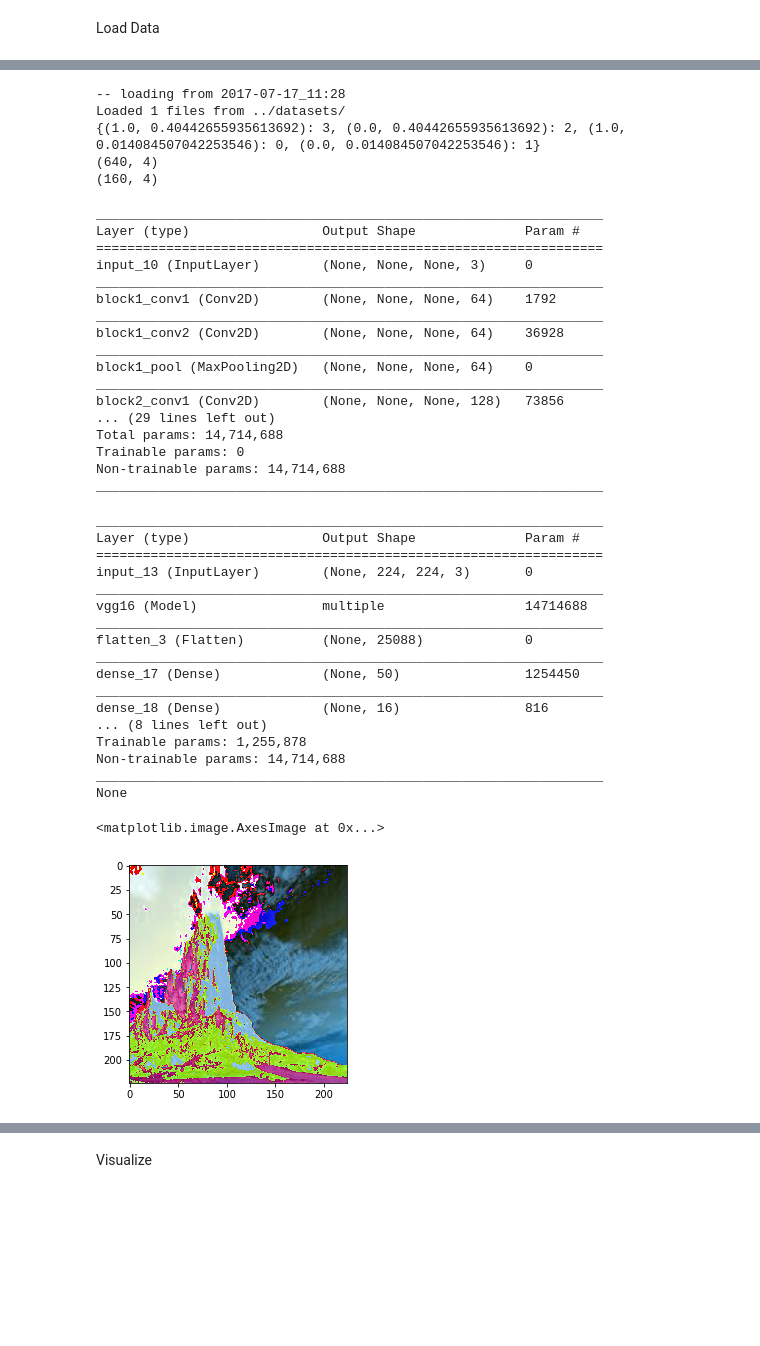
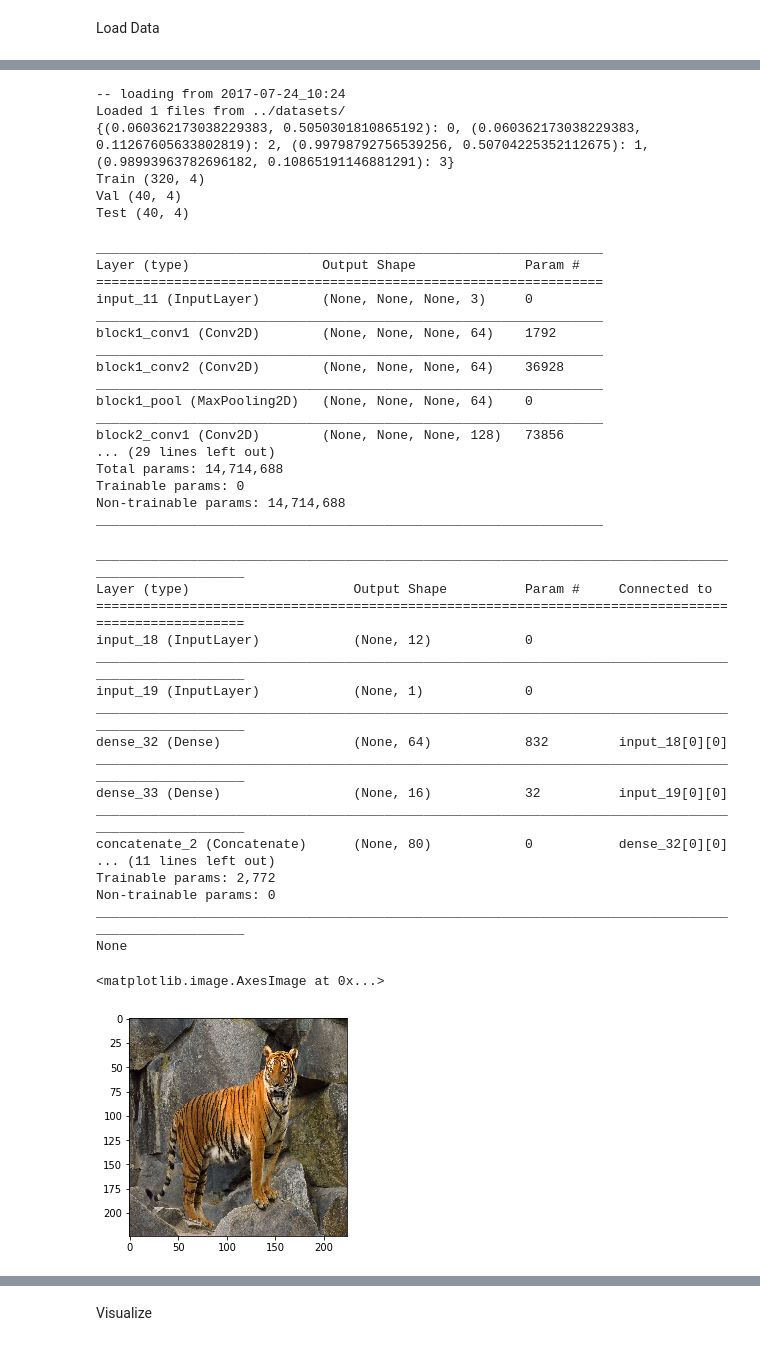
Before and after one commit to JohnFodero/localizer, a Jupyter notebook: scripts/ImageModelTesting.ipynb, the cells around one changed output, grey strips where cells are left out. Saved outputs shown, nothing was run; the diff lists cells and outputs as text; code cells hidden in the pictures; blank space fills up the shorter version.

Commit message:
model training data update

```diff
--- a/scripts/ImageModelTesting.ipynb
+++ b/scripts/ImageModelTesting.ipynb
@@ -20,9 +20,10 @@ Using TensorFlow backend.
 # %% [markdown]
 Load Data
 # %%
-def split_dataset(X, ratio=0.8):
-    cutoff = int(ratio * len(X))
-    return X[:cutoff], X[cutoff:]
+def split_dataset(X):
+    cutoff_train = int(0.8 * len(X))
+    cutoff_val = cutoff_train + int(0.1 * len(X))
+    return X[:cutoff_train], X[cutoff_train:cutoff_val], X[cutoff_val:]
 def preprocess_image(image):
     # resize 224 x 224 x 3
     image = cv2.resize(image, (224, 224))
@@ -134,19 +135,21 @@ for i in range(len(y)):
 # BLACKOUT IMAGES FOR TESTING
 #images = np.zeros((800, 224, 224, 3))
 #
-wifi_train, wifi_test = split_dataset(wifi)
-mag_train, mag_test = split_dataset(mag)
-images_train, images_test = split_dataset(images)
-y_train, y_test = split_dataset(y)
-y_cls_train, y_cls_test = split_dataset(y_cls)
-print(y_cls_train.shape)
-print(y_cls_test.shape)
+wifi_train, wifi_val, wifi_test = split_dataset(wifi)
+mag_train, mag_val, mag_test = split_dataset(mag)
+img_train, img_val, img_test = split_dataset(images)
+y_train, y_val, y_test = split_dataset(y)
+y_cls_train, y_cls_val, y_cls_test = split_dataset(y_cls)
+print('Train', y_cls_train.shape)
+print('Val', y_cls_val.shape)
+print('Test', y_cls_test.shape)
 # %% [output]
--- loading from 2017-07-17_11:28
+-- loading from 2017-07-24_10:24
 Loaded 1 files from ../datasets/
-{(1.0, 0.40442655935613692): 3, (0.0, 0.40442655935613692): 2, (1.0, 0.014084507042253546): 0, (0.0, 0.014084507042253546): 1}
-(640, 4)
-(160, 4)
+{(0.060362173038229383, 0.5050301810865192): 0, (0.060362173038229383, 0.11267605633802819): 2, (0.99798792756539256, 0.50704225352112675): 1, (0.98993963782696182, 0.10865191146881291): 3}
+Train (320, 4)
+Val (40, 4)
+Test (40, 4)
 # %%
 from keras.applications.vgg16 import VGG16
 from keras.preprocessing import image
@@ -156,15 +159,15 @@ vgg = VGG16(weights='imagenet', include_top=False)
 vgg.trainable = False
 
 vgg.summary()
-images_test = preprocess_input(images_test)
-images_train = preprocess_input(images_train)
+#images_test = preprocess_input(images_test)
+#images_train = preprocess_input(images_train)
 
 #features = model.predict(images_train)
 # %% [output]
 _________________________________________________________________
 Layer (type)                 Output Shape              Param #
 =================================================================
-input_10 (InputLayer)        (None, None, None, 3)     0
+input_11 (InputLayer)        (None, None, None, 3)     0
 _________________________________________________________________
 block1_conv1 (Conv2D)        (None, None, None, 64)    1792
 _________________________________________________________________
@@ -190,9 +193,9 @@ mag_branch = Dense(16, activation='relu')(mag_input)
 
 img_branch = vgg(img_input)
 img_branch = Flatten()(img_branch)
-merged = Dense(50, activation='relu')(img_branch)
-#img_branch = Dense(50, activation='relu')(img_branch)
+
 #merged = concatenate([wifi_branch, mag_branch, img_branch], axis=-1)
+merged = concatenate([wifi_branch, mag_branch], axis=-1)
 merged = Dense(16, activation='relu')(merged)
 merged = Dense(16, activation='relu')(merged)
 merged = Dense(16, activation='relu')(merged)
@@ -200,34 +203,34 @@ merged = Dense(16, activation='relu')(merged)
 out = Dense(4, activation='softmax')(merged)
 
 #model = Model([wifi_input, mag_input, img_input], out)
-model = Model(img_input, out)
+model = Model([wifi_input, mag_input], out)
 
 #model.compile(optimizer='rmsprop', loss='mse')
 model.compile(optimizer='rmsprop', loss='categorical_crossentropy', metrics=['accuracy'])
 print(model.summary())
 # %% [output]
-_________________________________________________________________
-Layer (type)                 Output Shape              Param #
-=================================================================
-input_13 (InputLayer)        (None, 224, 224, 3)       0
-_________________________________________________________________
-vgg16 (Model)                multiple                  14714688
-_________________________________________________________________
-flatten_3 (Flatten)          (None, 25088)             0
-_________________________________________________________________
-dense_17 (Dense)             (None, 50)                1254450
-_________________________________________________________________
-dense_18 (Dense)             (None, 16)                816
-... (8 lines left out)
-Trainable params: 1,255,878
-Non-trainable params: 14,714,688
-_________________________________________________________________
+____________________________________________________________________________________________________
+Layer (type)                     Output Shape          Param #     Connected to
+====================================================================================================
+input_18 (InputLayer)            (None, 12)            0
+____________________________________________________________________________________________________
+input_19 (InputLayer)            (None, 1)             0
+____________________________________________________________________________________________________
+dense_32 (Dense)                 (None, 64)            832         input_18[0][0]
+____________________________________________________________________________________________________
+dense_33 (Dense)                 (None, 16)            32          input_19[0][0]
+____________________________________________________________________________________________________
+concatenate_2 (Concatenate)      (None, 80)            0           dense_32[0][0]
+... (11 lines left out)
+Trainable params: 2,772
+Non-trainable params: 0
+____________________________________________________________________________________________________
 None
 # %%
-plt.imshow(images_train[4])
+plt.imshow(img_train[4])
 # %% [output]
 <matplotlib.image.AxesImage at 0x...>
-[figure, old version]
+[figure, new version]
 # %%
 batch_size = 50
 epochs = 100
```
Also changed, not shown: parts of 9 cells of this notebook, 10 other files.
